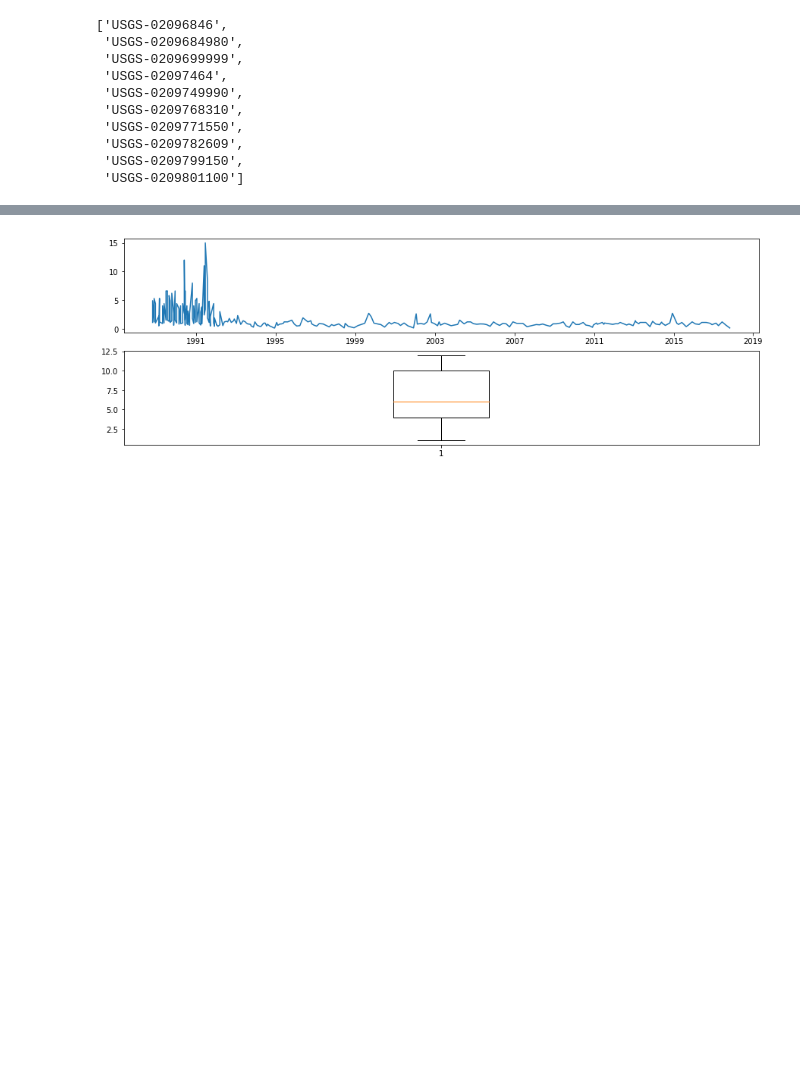
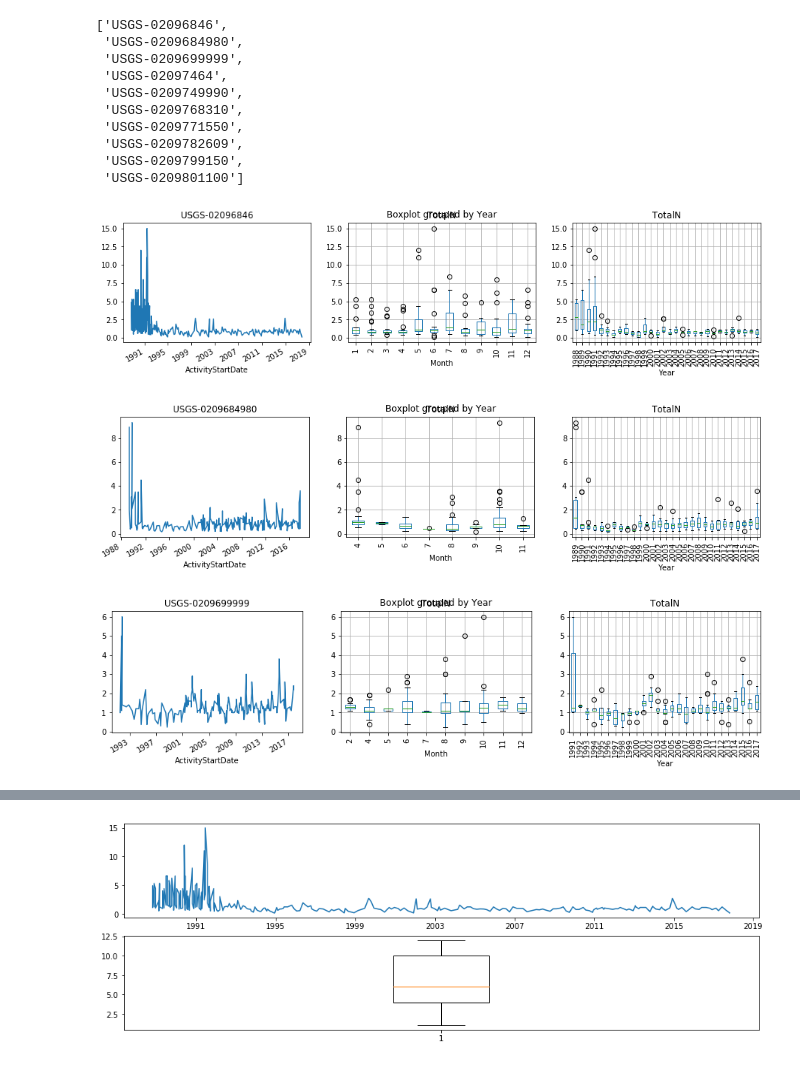
Before and after one commit to johnpfay/Water-Data-Bootcamp, a Jupyter notebook: 3_WaterQuality/python/Datavis2.ipynb, the cells around one changed output, grey strips where cells are left out. Saved outputs shown, nothing was run; the diff lists cells and outputs as text; code cells hidden in the pictures; blank space fills up the shorter version.

```diff
--- a/3_WaterQuality/python/Datavis2.ipynb
+++ b/3_WaterQuality/python/Datavis2.ipynb
@@ -34,3 +34,27 @@ siteIDs
  'USGS-0209782609',
  'USGS-0209799150',
  'USGS-0209801100']
+# %%
+#Construct the canvas
+for i in range(3):
+    #Create the figure
+    fig, ax = plt.subplots(1,3)
+    fig.set_figheight(3)
+    fig.set_figwidth(15)
+
+    #Get the site
+    siteID = siteIDs[i]
+
+    #Subset the data for the given site
+    dfSite = df[df['MonitoringLocationIdentifier'] == siteID].sort_index()
+
+    #Create sub plots
+    dfSite['TotalN'].plot(title=siteID,ax=ax[0])
+    dfSite.boxplot(column='TotalN',by='Month',rot=90,ax=ax[1])
+    dfSite.boxplot(column='TotalN',by='Year',rot=90,ax=ax[2])
+
+    plt.show()#tight_layout()
+# %% [output]
+[figure, added]
+[figure, added]
+[figure, added]
```
Also changed, not shown: parts of 2 cells of this notebook, 1 other file.
